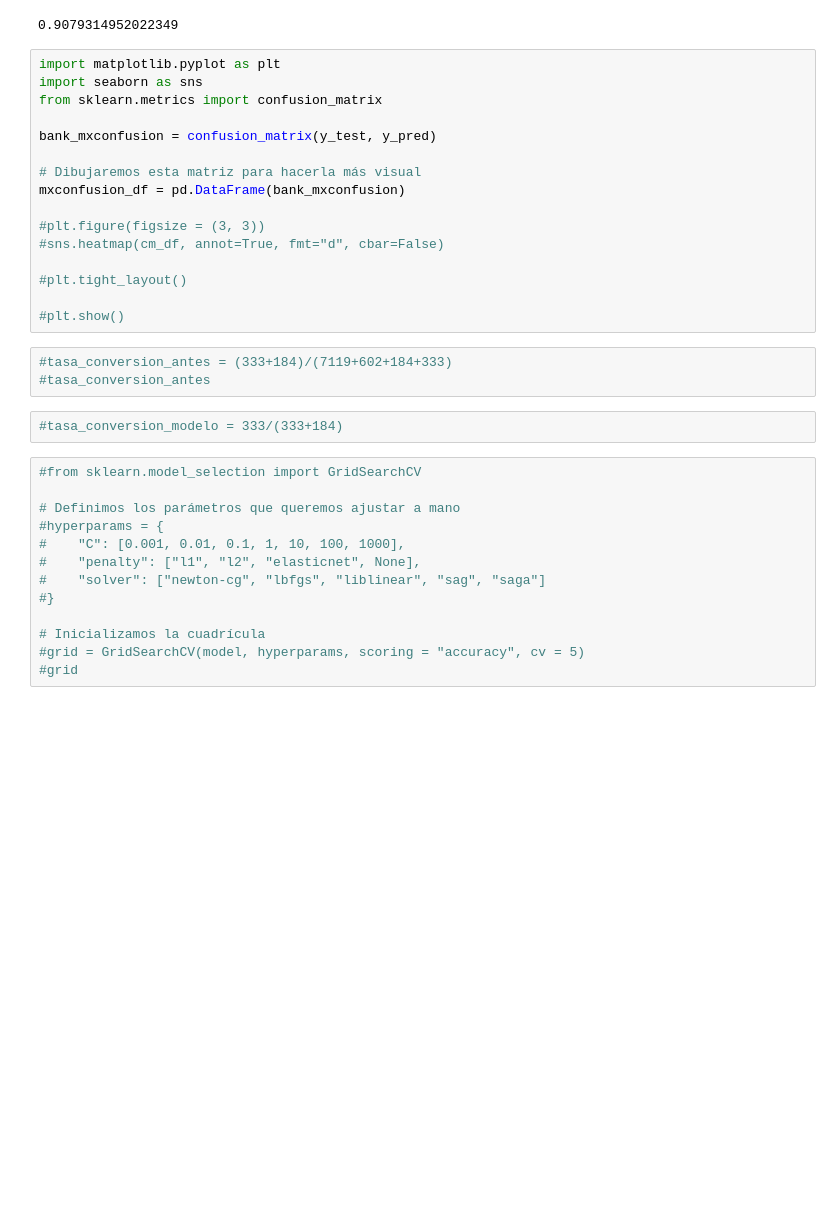
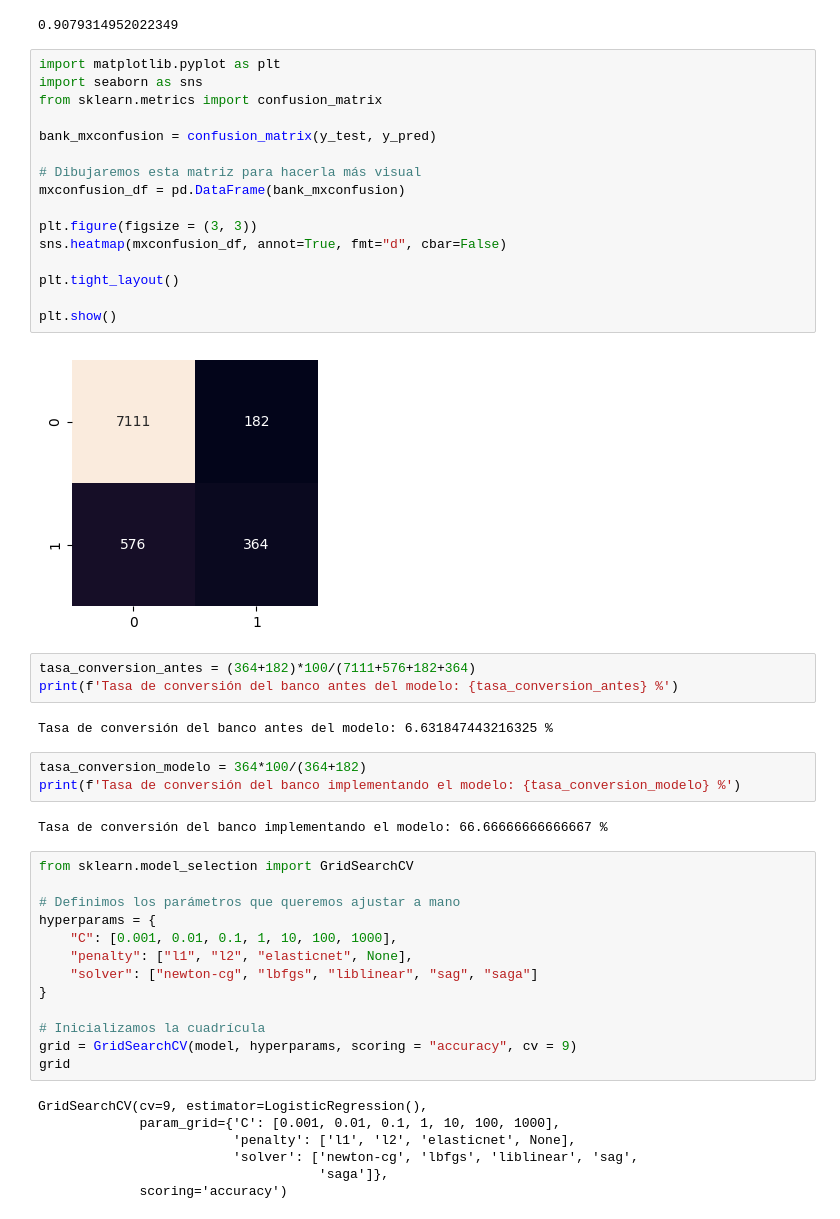
Before and after one commit to Nicolas-DL/regresiones_logisticas, a Jupyter notebook: src/explore.ipynb, the cells around one changed output. Drawn from its saved outputs; the diff is of its cells as text; blank space fills up the shorter version.

Commit message:
Final_tarea_logistic

```diff
--- a/src/explore.ipynb
+++ b/src/explore.ipynb
@@ -447,35 +447,49 @@ acc_score
 # %%
 import matplotlib.pyplot as plt
 import seaborn as sns
 from sklearn.metrics import confusion_matrix
 
 bank_mxconfusion = confusion_matrix(y_test, y_pred)
 
 # Dibujaremos esta matriz para hacerla más visual
 mxconfusion_df = pd.DataFrame(bank_mxconfusion)
 
-#plt.figure(figsize = (3, 3))
-#sns.heatmap(cm_df, annot=True, fmt="d", cbar=False)
+plt.figure(figsize = (3, 3))
+sns.heatmap(mxconfusion_df, annot=True, fmt="d", cbar=False)
 
-#plt.tight_layout()
+plt.tight_layout()
 
-#plt.show()
+plt.show()
+# %% [output]
+[figure, added]
-# %%
-#tasa_conversion_antes = (333+184)/(7119+602+184+333)
-#tasa_conversion_antes
-# %%
-#tasa_conversion_modelo = 333/(333+184)
+# %%
+tasa_conversion_antes = (364+182)*100/(7111+576+182+364)
+print(f'Tasa de conversión del banco antes del modelo: {tasa_conversion_antes} %')
+# %% [output]
+Tasa de conversión del banco antes del modelo: 6.631847443216325 %
+# %%
+tasa_conversion_modelo = 364*100/(364+182)
+print(f'Tasa de conversión del banco implementando el modelo: {tasa_conversion_modelo} %')
+# %% [output]
+Tasa de conversión del banco implementando el modelo: 66.66666666666667 %
 # %%
-#from sklearn.model_selection import GridSearchCV
+from sklearn.model_selection import GridSearchCV
 
 # Definimos los parámetros que queremos ajustar a mano
-#hyperparams = {
-#    "C": [0.001, 0.01, 0.1, 1, 10, 100, 1000],
-#    "penalty": ["l1", "l2", "elasticnet", None],
-#    "solver": ["newton-cg", "lbfgs", "liblinear", "sag", "saga"]
-#}
+hyperparams = {
+    "C": [0.001, 0.01, 0.1, 1, 10, 100, 1000],
+    "penalty": ["l1", "l2", "elasticnet", None],
+    "solver": ["newton-cg", "lbfgs", "liblinear", "sag", "saga"]
+}
 
 # Inicializamos la cuadrícula
-#grid = GridSearchCV(model, hyperparams, scoring = "accuracy", cv = 5)
-#grid
+grid = GridSearchCV(model, hyperparams, scoring = "accuracy", cv = 9)
+grid
+# %% [output]
+GridSearchCV(cv=9, estimator=LogisticRegression(),
+             param_grid={'C': [0.001, 0.01, 0.1, 1, 10, 100, 1000],
+                         'penalty': ['l1', 'l2', 'elasticnet', None],
+                         'solver': ['newton-cg', 'lbfgs', 'liblinear', 'sag',
+                                    'saga']},
+             scoring='accuracy')
 # %%
```
Also changed, not shown: parts of 6 cells of this notebook, 2 other files.
